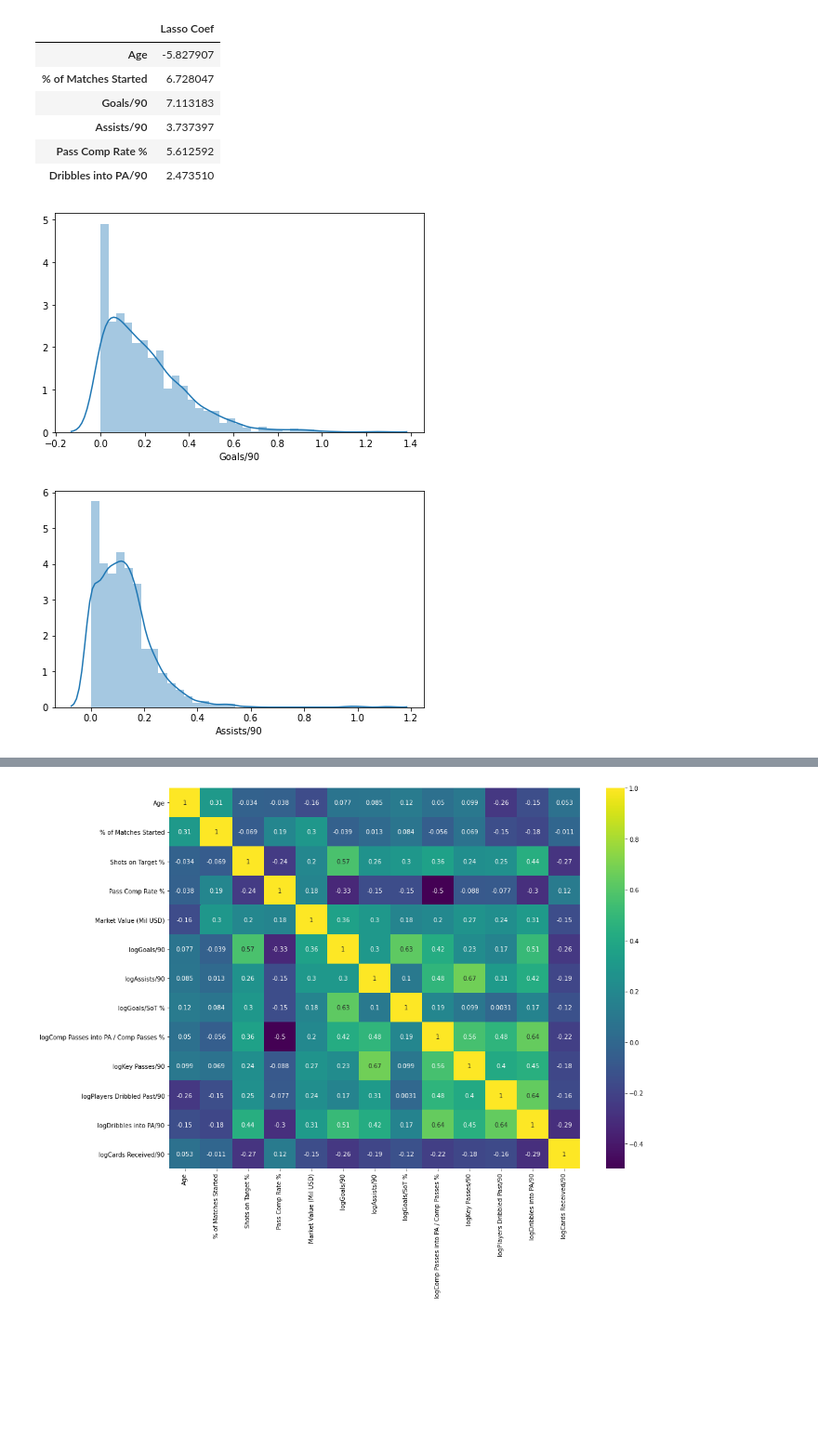
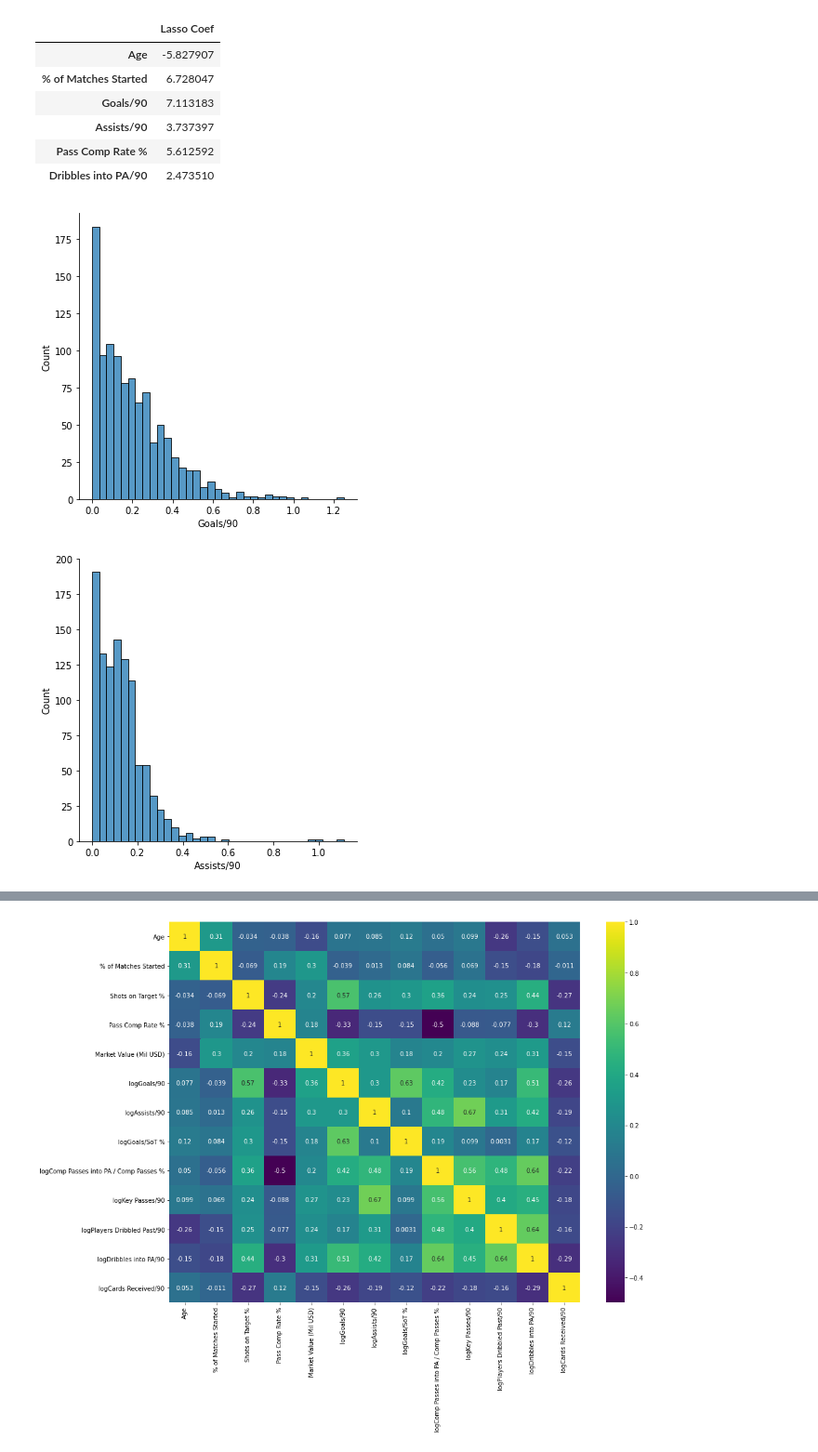
Before and after one commit to mkschoi/project2_soccerplayervalues, a Jupyter notebook: Code/project2_linear_regression.ipynb, the cells around one changed output, grey strips where cells are left out. Shown at 93% size. Saved outputs shown, nothing was run; the diff lists cells and outputs as text; code cells hidden in the pictures; blank space fills up the shorter version.

```diff
--- a/Code/project2_linear_regression.ipynb
+++ b/Code/project2_linear_regression.ipynb
@@ -576,15 +283,15 @@ Lasso alpha: 0.007115886488714729
 | Pass Comp Rate % | 5.612592 |
 | Dribbles into PA/90 | 2.473510 |
 # %%
-sns.distplot(df_standardized_ForMid['Goals/90'], bins=35)
+mu.distribution_plot(df_standardized_ForMid, 'Goals/90')
 plt.tight_layout()
 plt.savefig('../Charts/Goals_90_Dist.png', dpi=600)
 # %% [output]
-[figure, old version]
+[figure, new version]
 # %%
-sns.distplot(df_standardized_ForMid['Assists/90'], bins=35)
+mu.distribution_plot(df_standardized_ForMid, 'Assists/90')
 plt.tight_layout()
 plt.savefig('../Charts/Assists_90_Dist.png', dpi=600)
 # %% [output]
-[figure, old version]
+[figure, new version]
 # %%
```
Also changed, not shown: parts of 76 cells of this notebook, 3 other files.
